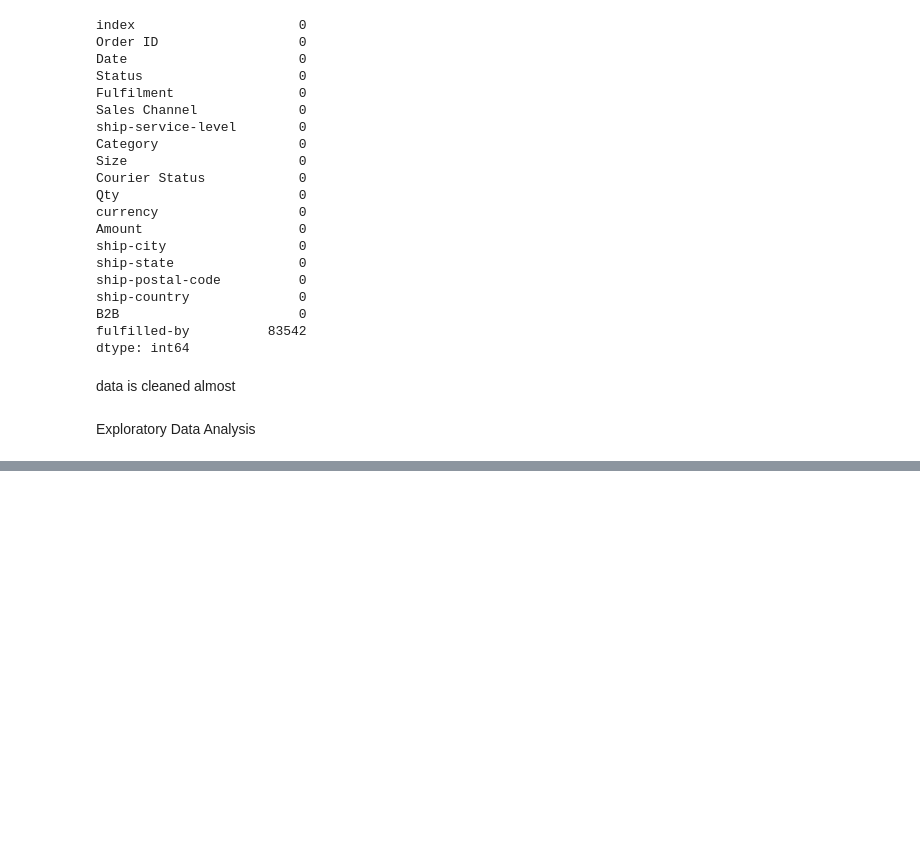
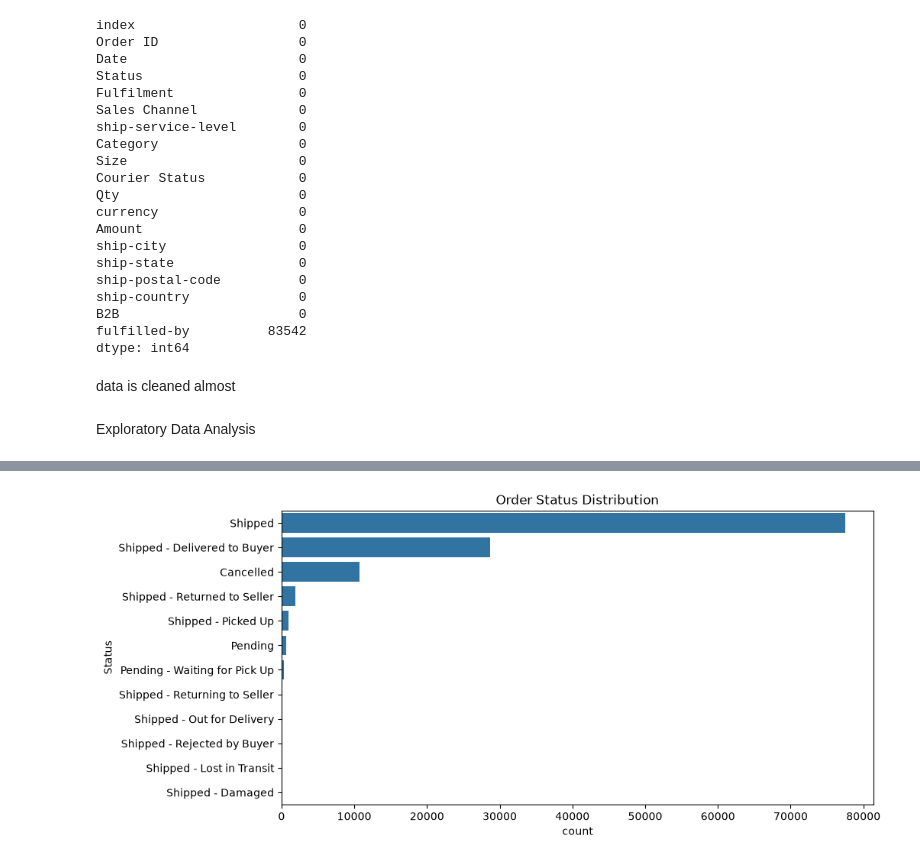
Before and after one commit to gaurvithakur/python-ds-learning, a Jupyter notebook: Projects/Amazon_Sales_Analysis/amazon_sales.ipynb, the cells around one changed output, grey strips where cells are left out. Drawn from its saved outputs; the diff is of its cells as text; code cells hidden in the pictures; blank space fills up the shorter version.

```diff
--- a/Projects/Amazon_Sales_Analysis/amazon_sales.ipynb
+++ b/Projects/Amazon_Sales_Analysis/amazon_sales.ipynb
@@ -186,0 +257,7 @@ Exploratory Data Analysis
+# %%
+plt.figure(figsize=(10,5))
+sns.countplot(data=df, y="Status",order= df["Status"].value_counts().index)
+plt.title("Order Status Distribution")
+plt.show()
+# %% [output]
+[figure, added]
```
Also changed, not shown: parts of 10 cells of this notebook.
